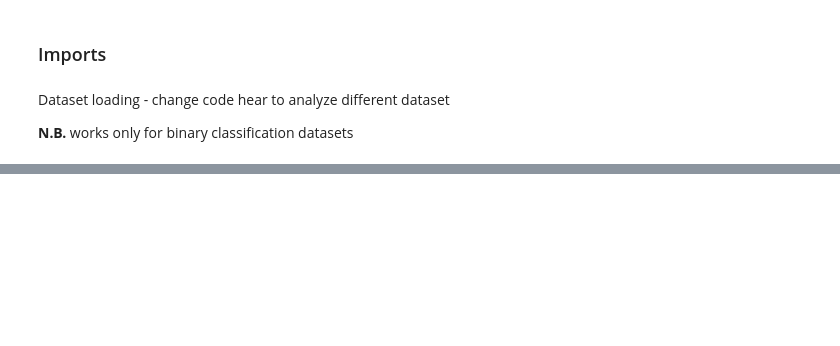
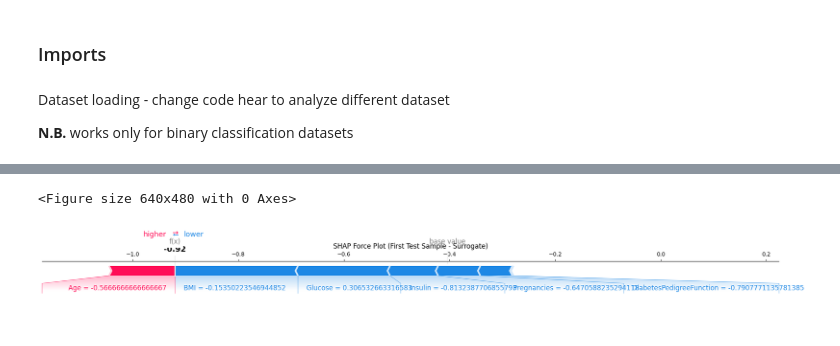
Before and after one commit to barra-white/qml-explainability-by-parts, a Jupyter notebook: explainability/qsvc/svc/svc_decision-function.ipynb, the cells around one changed output, grey strips where cells are left out. Saved outputs shown, nothing was run; the diff lists cells and outputs as text; code cells hidden in the pictures; blank space fills up the shorter version.

```diff
--- a/explainability/qsvc/svc/svc_decision-function.ipynb
+++ b/explainability/qsvc/svc/svc_decision-function.ipynb
@@ -215,0 +235,16 @@ force_plot(
+# %%
+plt.figure()
+force_plot(
+    explainer_surrogate.expected_value,
+    shap_values_surrogate_test[0,:],
+    X_test[0,:],
+    feature_names=feature_names,
+    matplotlib=True,
+    show=False
+)
+plt.title("SHAP Force Plot (First Test Sample - Surrogate)")
+plt.tight_layout()
+plt.show()
+# %% [output]
+<Figure size 640x480 with 0 Axes>
+[figure, added]
```
Also changed, not shown: parts of 28 cells of this notebook, 2 other files.
